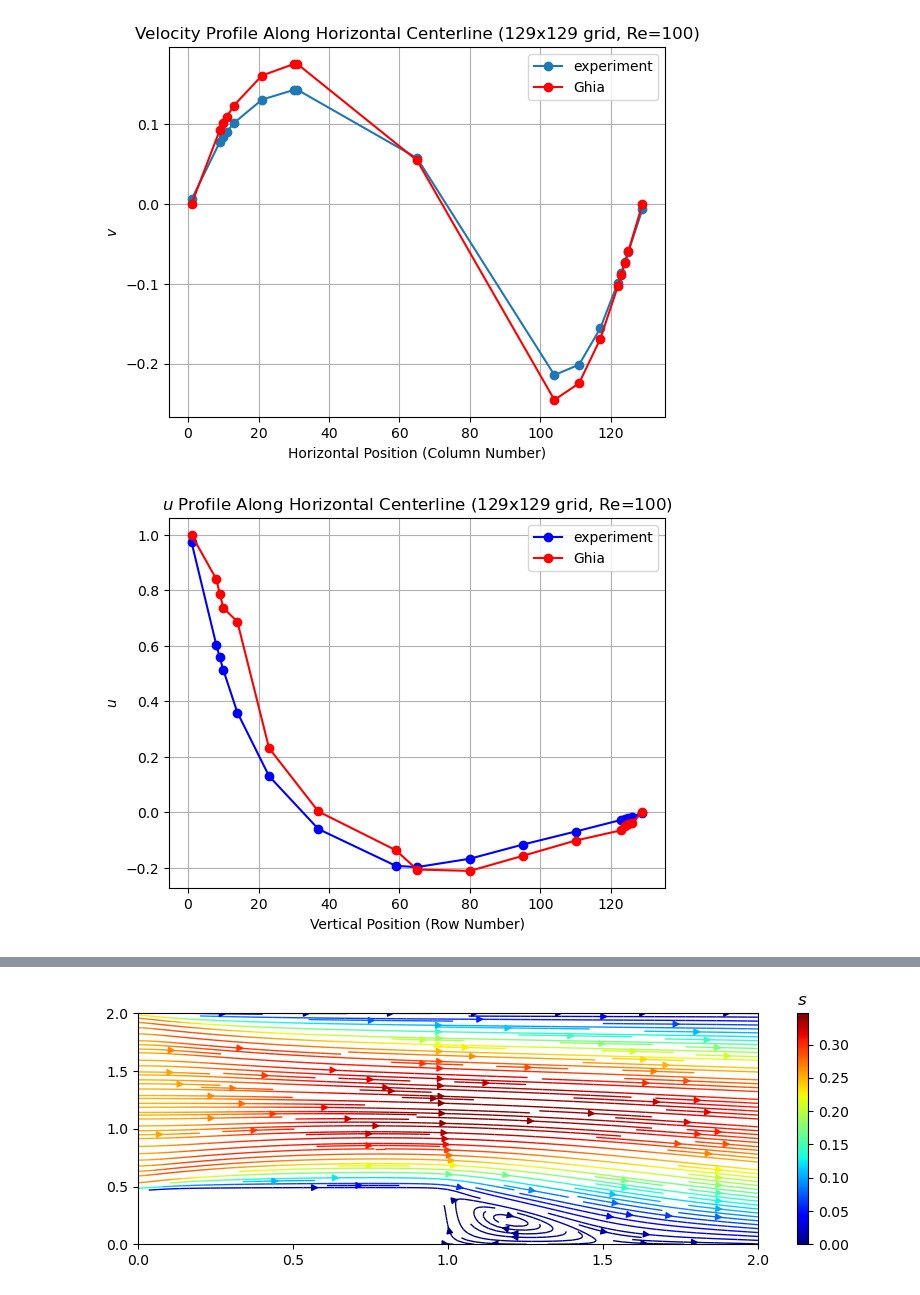
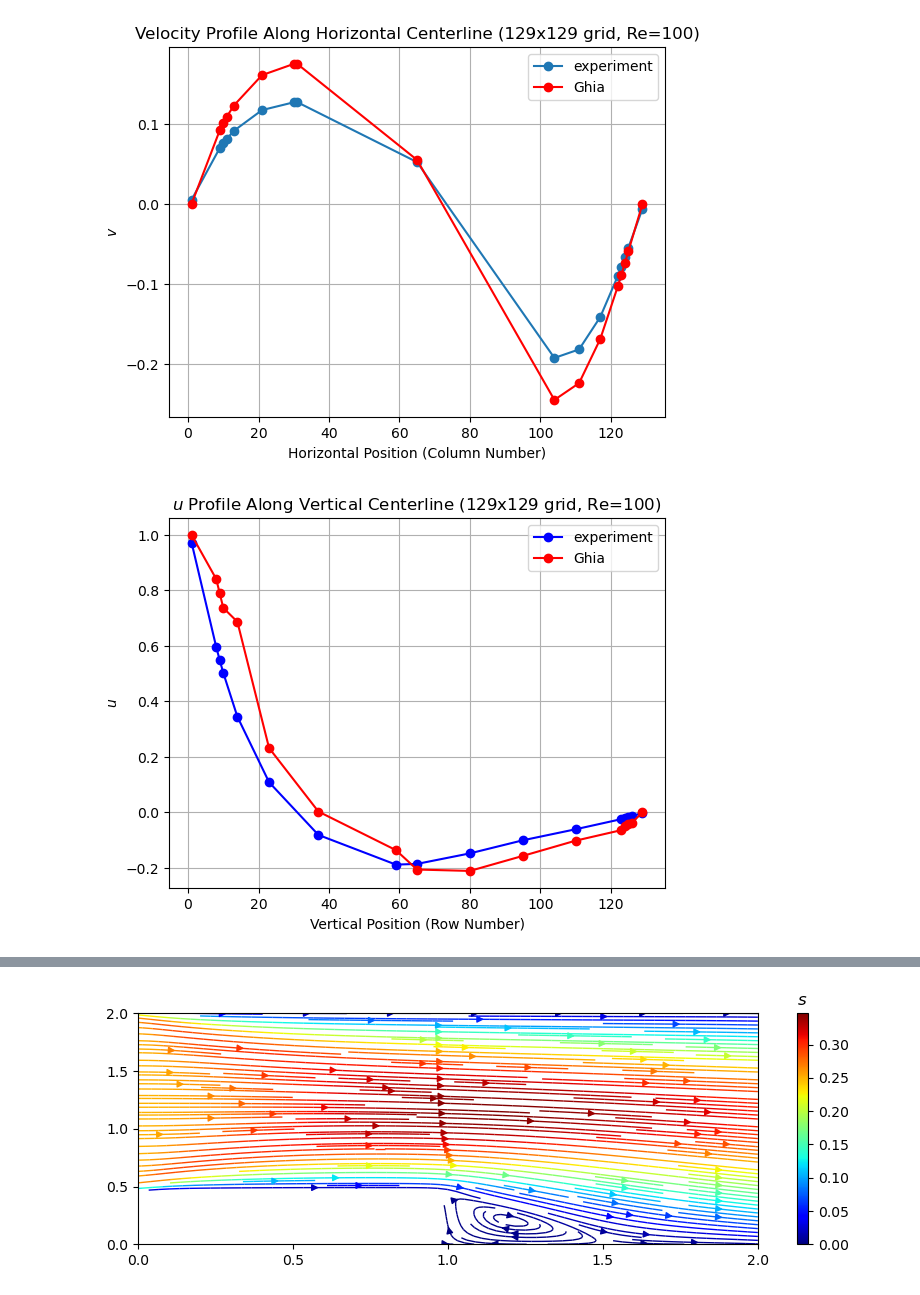
Before and after one commit to cl0udsw1tch/NavierStokesSolver, a Jupyter notebook: test.ipynb, the cells around one changed output, grey strips where cells are left out. Drawn from its saved outputs; the diff is of its cells as text; code cells hidden in the pictures.

```diff
--- a/test.ipynb
+++ b/test.ipynb
@@ -18,3 +18,5 @@ from matplotlib.patches import Rectangle
 
 np.set_printoptions(linewidth=np.inf)
 np.set_printoptions(precision=3, suppress=True)
+# %%
+method_timings = {}
@@ -1286,2 +1283,13 @@ class NavierStokesSolver:
 # %%
-n1 = NavierStokesSolver(u=None, L=1, n_cols=30, n_rows=30, Re=100, alpha_m=0.7, alpha_p=0.3, scheme='central_difference' )
+n1 = NavierStokesSolver(
+    u=None, n_cols=129, n_rows=129,
+    L_x=1,
+    L_y=1,
+    Re=100,
+    alpha_m=0.7,
+    alpha_p=0.3,
+    scheme='central_difference',
+    u_B = (0,0,1,0),
+    v_B=(0,0,0,0),
+    phi_B = (10, 100, 100, None))
+n1.solve('m', threshold=1e-4)
@@ -1330,25 +1328,8 @@ n2.plot('\phi', levels=50, streamlines=2)
 # %%
-center_row = len(s2.x['v']) // 2
+center_row = len(n1.x['v']) // 2
 x = np.array([1,9,10,11,13,21,30,31,65,104,111,117,122,123,124,125,129])
-vref = np.array([
-0.00000,
--0.05906,
--0.07391,
--0.08864,
--0.10313,
--0.16914,
--0.22445,
--0.24533,
-0.05454,
-0.17527,
-0.17507,
-0.16077,
-0.12317,
-0.10890,
-0.10091,
-0.09233,
-0.00000 ])[::-1]
-velocity_profile = s2.x['v'][center_row, x]
+vref = np.array([0, 0.092, 0.101, 0.109, 0.123, 0.161, 0.175, 0.175, 0.055, -0.245, -0.224, -0.169, -0.103, -0.089, -0.074, -0.059, 0])
+velocity_profile = n1.x['v'][center_row, x]
 
 # Plot the velocity profile
 plt.plot(x, velocity_profile, marker='o', label="experiment")
@@ -1361,45 +1342,26 @@ plt.grid()
 plt.legend()
 plt.show()
 # %% [output]
-[figure, old version]
+[figure, new version]
 # %%
 rows = np.array([1,8,9,10,14,23,37,59,65,80,95,110,123,124,125,126,129])[::-1]
-uref = np.array([1.00000,
-0.84123,
-0.78871,
-0.73722,
-0.68717,
-0.23151,
-0.00332,
--0.13641,
--0.20581,
--0.21090,
--0.15662,
--0.10150,
--0.06434,
--0.04775,
--0.04192,
--0.03717,
-0.00000])[::-1]
+uref = np.array([0, -0.037, -0.042, -0.048, -0.064, -0.102, -0.157, -0.211, -0.206, -0.136, 0.003, 0.232, 0.687, 0.737, 0.789, 0.841, 1])
 
-center_col = (s2.n_rows + 2 ) // 2
-x = np.arange(1, s2.n_rows+1) if rows is None else rows
+center_col = n1.x['u'].shape[1] // 2
 
-velocity_profile = s2.x['u'][x, center_col]
 
-plt.plot(x, velocity_profile, marker='o', color='b', label="experiment")
+velocity_profile = n1.x['u'][rows, center_col]
 
-if uref is not None:
-    assert(len(uref) == len(rows))
-    plt.plot(x, uref, marker="o", color='r', label = 'Ghia')
+plt.plot(rows, velocity_profile, marker='o', color='b', label="experiment")
+plt.plot(rows, uref, marker="o", color='r', label = 'Ghia')
 
-plt.title(f"$u$ Profile Along Horizontal Centerline ({s2.n_rows}x{s2.n_cols} grid, Re={s2.Re})")
+plt.title(f"$u$ Profile Along Vertical Centerline ({n1.n_rows}x{n1.n_cols} grid, Re={n1.Re})")
 plt.xlabel(f"Vertical Position (Row Number)")
 plt.ylabel(f"$u$")
 plt.grid()
 plt.legend()
 plt.show()
 # %% [output]
-[figure, old version]
+[figure, new version]
 # %%
 
```
Also changed, not shown: parts of 26 cells of this notebook, 16 other files.
